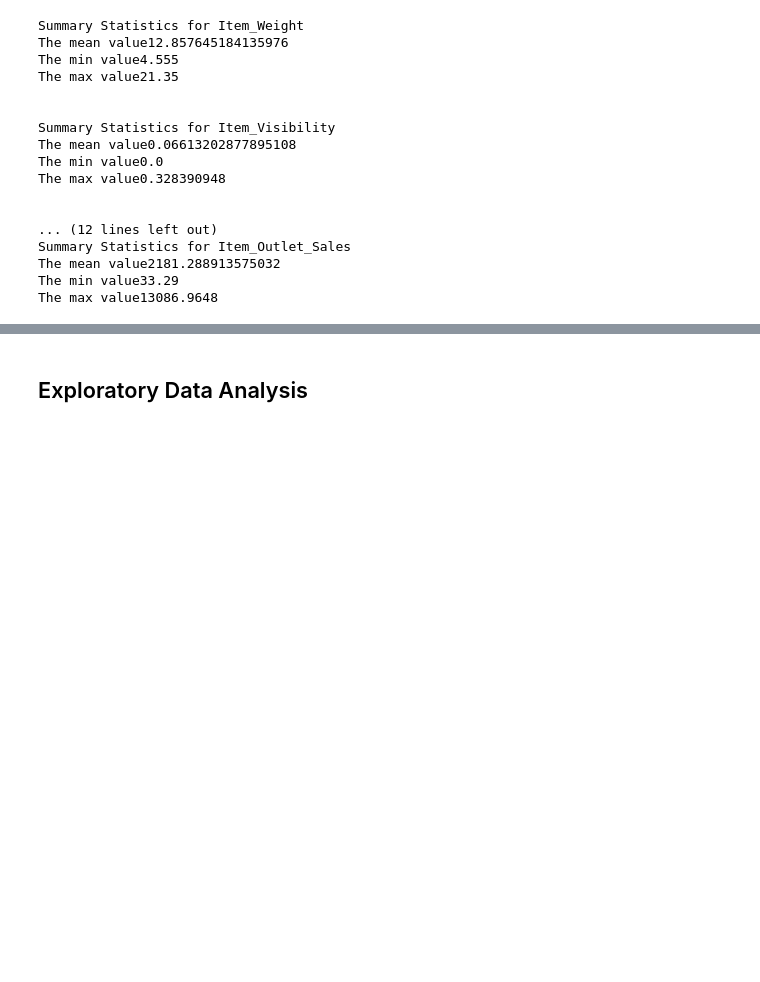
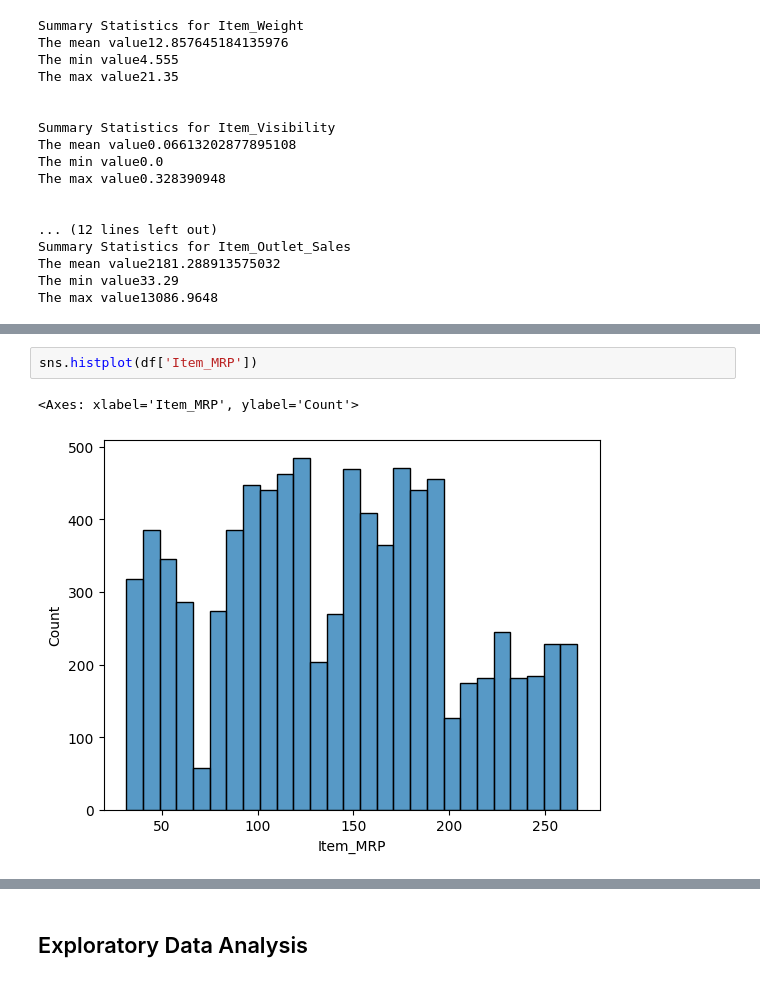
Before and after one commit to feras-nahhal/Prediction-of-Product-Sales, a Jupyter notebook: Prediction_of_Product_Sales.ipynb, the cells around one changed output, grey strips where cells are left out. Cells and saved outputs as stored; diff of their text form; blank space fills up the shorter version.

```diff
--- a/Prediction_of_Product_Sales.ipynb
+++ b/Prediction_of_Product_Sales.ipynb
@@ -189,0 +203,5 @@ The max value13086.9648
+# %%
+sns.histplot(df['Item_MRP'])
+# %% [output]
+<Axes: xlabel='Item_MRP', ylabel='Count'>
+[figure, added]
```
Also changed, not shown: parts of 13 cells of this notebook.
